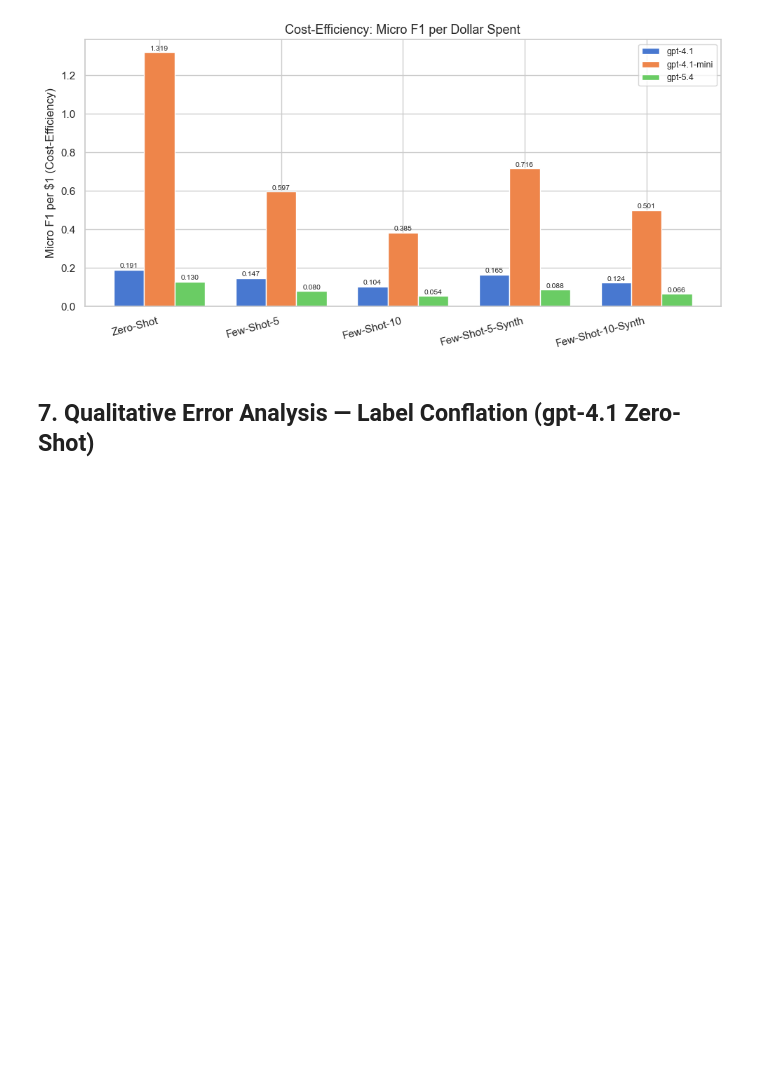
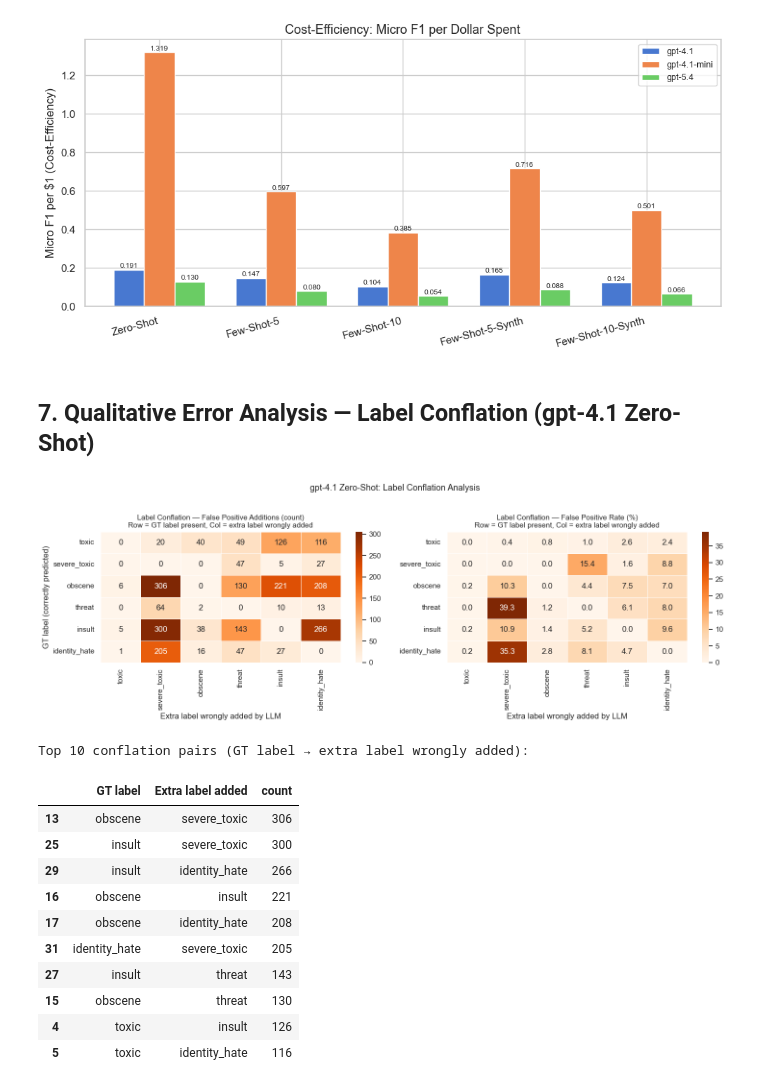
Before and after one commit to didwodnr123/msc-ba-llm-2526, a Jupyter notebook: results_viz.ipynb, the cells around one changed output. Drawn from its saved outputs; the diff is of its cells as text; code cells hidden in the pictures; blank space fills up the shorter version.

Commit message:
Update results_viz notebook outputs and figures
Co-Authored-By: Claude Sonnet 4.6 <noreply@anthropic.com>

```diff
--- a/results_viz.ipynb
+++ b/results_viz.ipynb
@@ -288,34 +288,48 @@ for gt_label in LABELS:
 fig, axes = plt.subplots(1, 2, figsize=(15, 5))
 
 # Left: raw counts
 sns.heatmap(fp_matrix, annot=True, fmt="d", cmap="Oranges",
             linewidths=0.5, ax=axes[0])
 axes[0].set_title("Label Conflation — False Positive Additions (count)\n"
                   "Row = GT label present, Col = extra label wrongly added", fontsize=11)
 axes[0].set_xlabel("Extra label wrongly added by LLM")
 axes[0].set_ylabel("GT label (correctly predicted)")
 
 # Right: normalised by GT count (rate)
 gt_counts = df[LABELS].sum()
 fp_rate = fp_matrix.div(gt_counts, axis=0) * 100  # % of GT-label rows affected
 sns.heatmap(fp_rate, annot=True, fmt=".1f", cmap="Oranges",
             linewidths=0.5, ax=axes[1])
 axes[1].set_title("Label Conflation — False Positive Rate (%)\n"
                   "Row = GT label present, Col = extra label wrongly added", fontsize=11)
 axes[1].set_xlabel("Extra label wrongly added by LLM")
 axes[1].set_ylabel("")
 
 plt.suptitle("gpt-4.1 Zero-Shot: Label Conflation Analysis", fontsize=13, y=1.02)
 plt.tight_layout()
 plt.savefig(f"{FIG_DIR}/label_conflation.png", dpi=150, bbox_inches="tight")
 plt.show()
 
 # Top 5 conflation pairs
 pairs = fp_matrix.stack().reset_index()
 pairs.columns = ["GT label", "Extra label added", "count"]
 pairs = pairs[pairs["GT label"] != pairs["Extra label added"]].sort_values("count", ascending=False)
 print("\nTop 10 conflation pairs (GT label → extra label wrongly added):")
-print(pairs.head(10).to_string(index=False))
+pairs.head(10)
+# %% [output]
+[figure, added]
+Top 10 conflation pairs (GT label → extra label wrongly added):
+|  | GT label | Extra label added | count |
+| 13 | obscene | severe_toxic | 306 |
+| 25 | insult | severe_toxic | 300 |
+| 29 | insult | identity_hate | 266 |
+| 16 | obscene | insult | 221 |
+| 17 | obscene | identity_hate | 208 |
+| 31 | identity_hate | severe_toxic | 205 |
+| 27 | insult | threat | 143 |
+| 15 | obscene | threat | 130 |
+| 4 | toxic | insult | 126 |
+| 5 | toxic | identity_hate | 116 |
 # %%
 # ── Heatmap 2: False Negatives — what GT label does LLM miss, and what does it predict instead?
 # Cell[i,j]: GT has label i (missed by LLM), and LLM predicts label j instead
```
Also changed, not shown: parts of 1 cell of this notebook, 4 other files.
